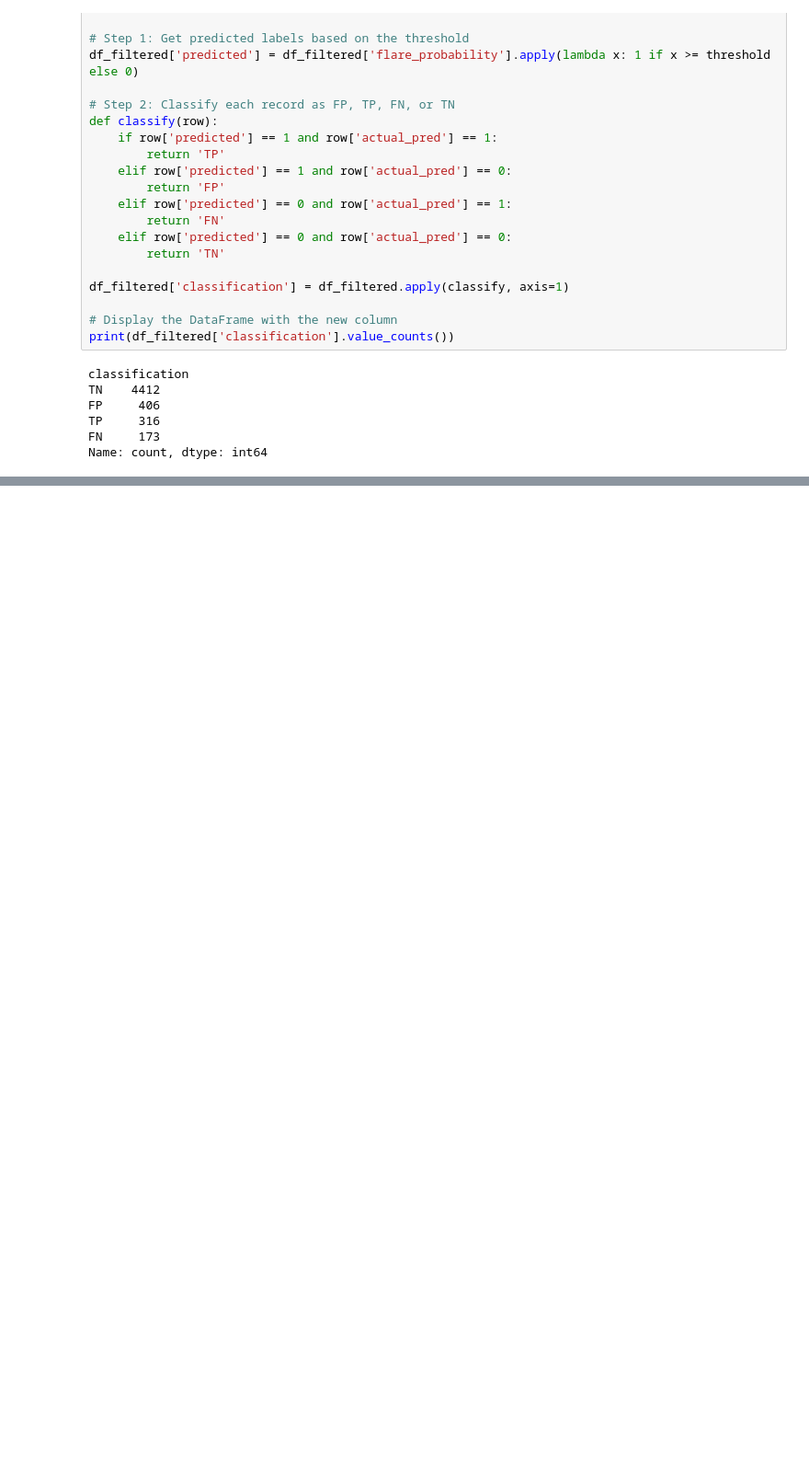
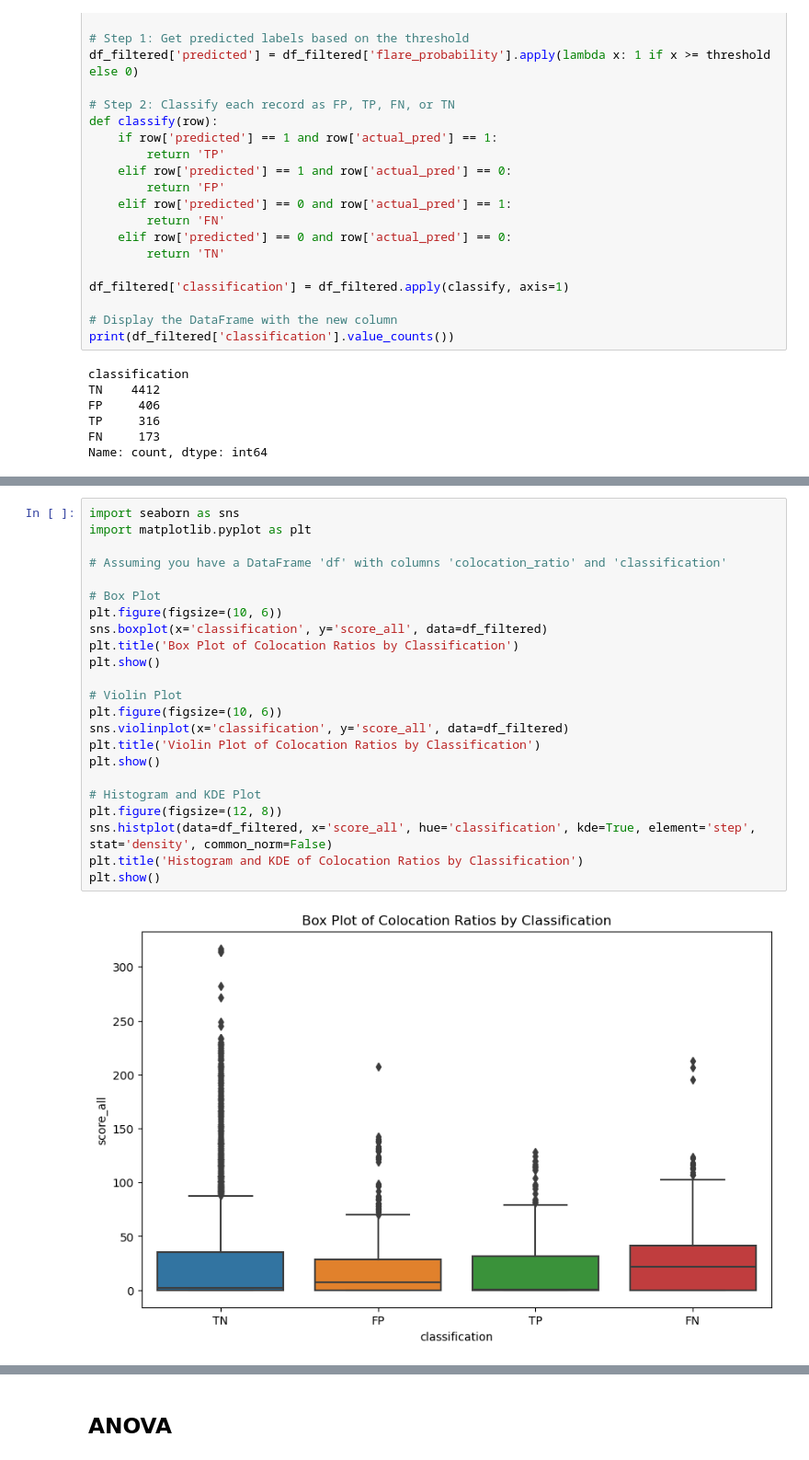
Before and after one commit to Adeyeha/full-disk-deployment, a Jupyter notebook: get_analysis.ipynb, the cells around one changed output, grey strips where cells are left out. Shown: that part at 92% size. Saved outputs shown, nothing was run; the diff lists cells and outputs as text; blank space fills up the shorter version.

```diff
--- a/get_analysis.ipynb
+++ b/get_analysis.ipynb
@@ -173,0 +196,25 @@ stats
+# %%
+import seaborn as sns
+import matplotlib.pyplot as plt
+
+# Assuming you have a DataFrame 'df' with columns 'colocation_ratio' and 'classification'
+
+# Box Plot
+plt.figure(figsize=(10, 6))
+sns.boxplot(x='classification', y='score_all', data=df_filtered)
+plt.title('Box Plot of Colocation Ratios by Classification')
+plt.show()
+
+# Violin Plot
+plt.figure(figsize=(10, 6))
+sns.violinplot(x='classification', y='score_all', data=df_filtered)
+plt.title('Violin Plot of Colocation Ratios by Classification')
+plt.show()
+
+# Histogram and KDE Plot
+plt.figure(figsize=(12, 8))
+sns.histplot(data=df_filtered, x='score_all', hue='classification', kde=True, element='step', stat='density', common_norm=False)
+plt.title('Histogram and KDE of Colocation Ratios by Classification')
+plt.show()
+# %% [output]
+[figure, added]
@@ -173,0 +223,2 @@ stats
+# %% [markdown]
+## ANOVA
```
Also changed, not shown: parts of 15 cells of this notebook, 6 other files.
